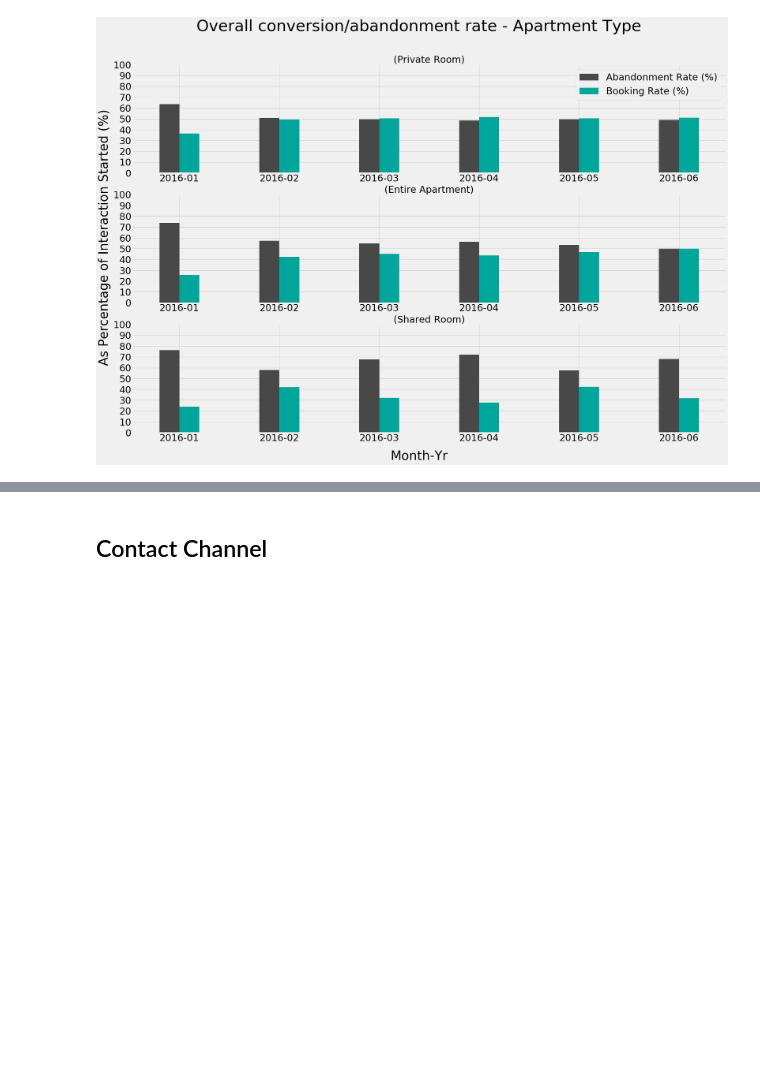
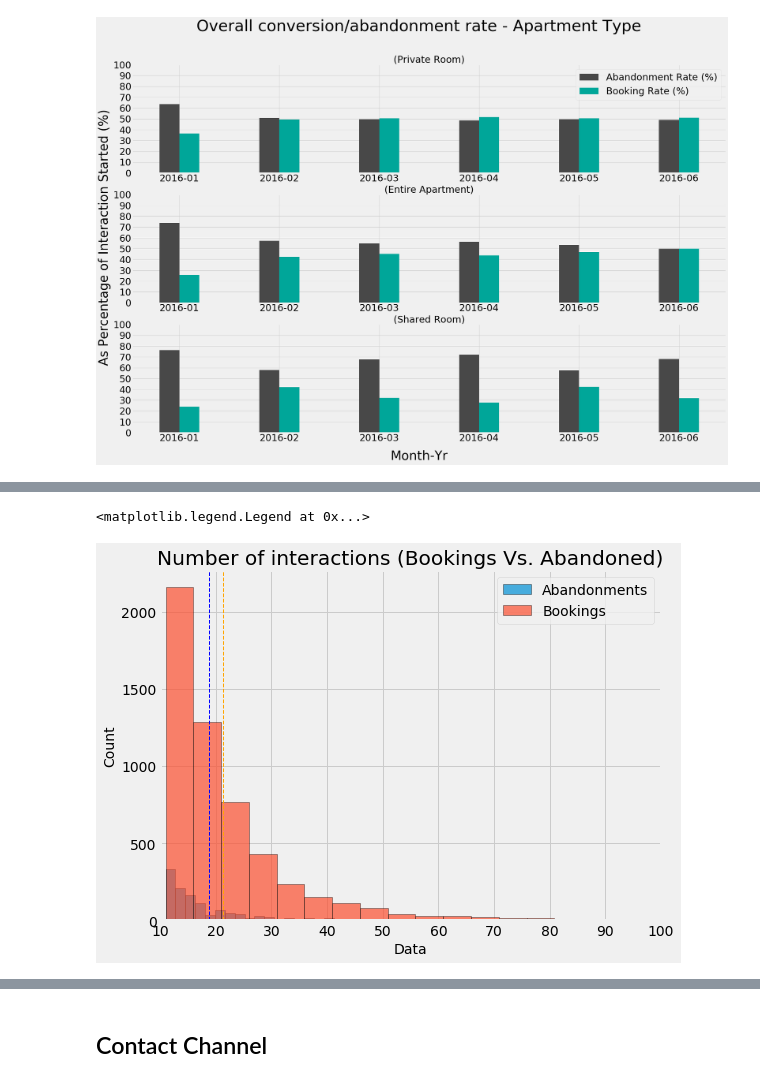
Before and after one commit to NikhilSawal/data_science_case_studies, a Jupyter notebook: airbnb/solution/solution.ipynb, the cells around one changed output, grey strips where cells are left out. Saved outputs shown, nothing was run; the diff lists cells and outputs as text; code cells hidden in the pictures; blank space fills up the shorter version.

```diff
--- a/airbnb/solution/solution.ipynb
+++ b/airbnb/solution/solution.ipynb
@@ -499,0 +544,20 @@ plt.show()
+# %%
+bookings_df = checkins_df[checkins_df['is_booking_at']==False]
+abandonment_df = checkins_df[checkins_df['is_booking_at']==True]
+
+bookings_df = bookings_df[bookings_df['m_interactions']>10]
+abandonment_df = abandonment_df[abandonment_df['m_interactions']>10]
+
+plt.figure(figsize=(8, 6))
+plt.hist(abandonment_df['m_interactions'], bins=80, edgecolor='black', alpha=0.7, label='Abandonments')
+plt.hist(bookings_df['m_interactions'], bins=80, edgecolor='black', alpha=0.7, label='Bookings')
+plt.axvline(abandonment_df['m_interactions'].mean(), color='blue', linestyle='dashed', linewidth=1)
+plt.axvline(bookings_df['m_interactions'].mean(), color='orange', linestyle='dashed', linewidth=1)
+plt.xlim(10, 100)
+plt.xlabel("Data", size=14)
+plt.ylabel("Count", size=14)
+plt.title("Number of interactions (Bookings Vs. Abandoned)")
+plt.legend(loc='upper right')
+# %% [output]
+<matplotlib.legend.Legend at 0x...>
+[figure, added]
```
Also changed, not shown: parts of 10 cells of this notebook.
